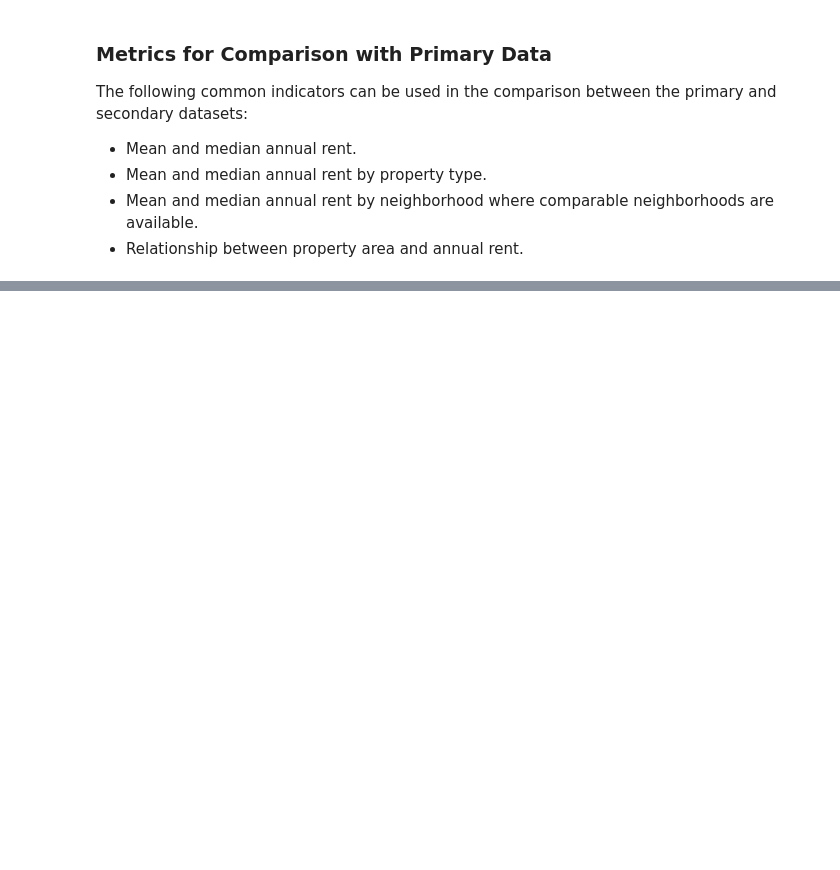
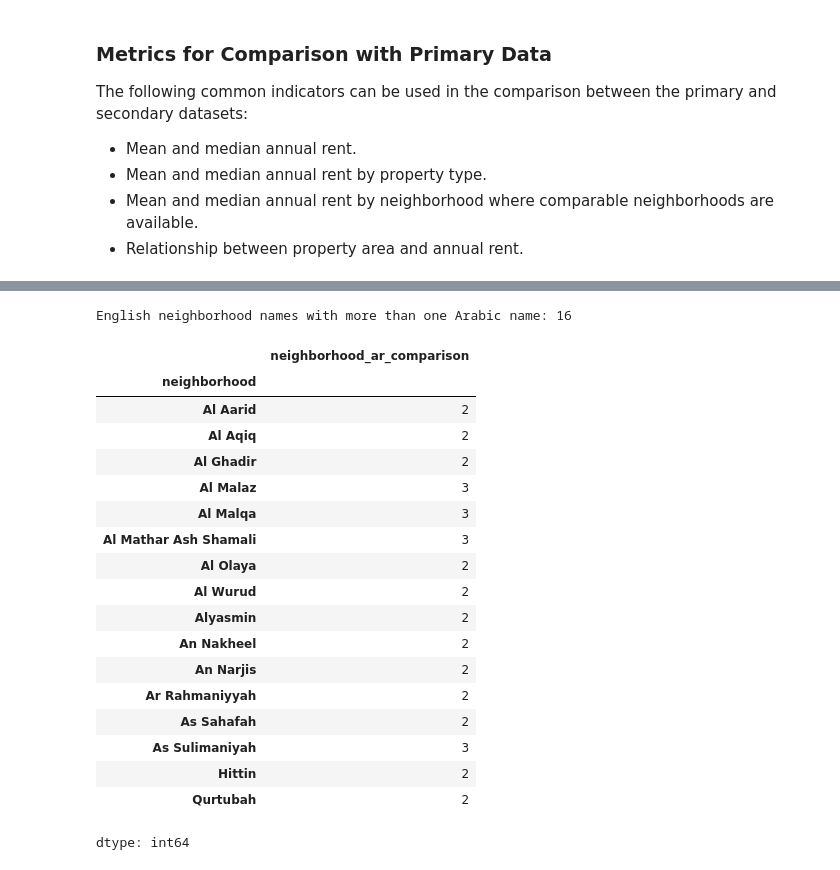
Before and after one commit to 1FATIMAH1/IT362, a Jupyter notebook: Phase2.ipynb, the cells around one changed output, grey strips where cells are left out. Drawn from its saved outputs; the diff is of its cells as text; code cells hidden in the pictures; blank space fills up the shorter version.

```diff
--- a/Phase2.ipynb
+++ b/Phase2.ipynb
@@ -1601,0 +2172,59 @@ These are hypotheses generated from exploratory analysis, not tested explanation
+# %%
+# Use the verified Arabic neighborhood for records where the two language fields differed.
+verified_neighborhood_names = {
+    'C0023': 'الضباط',
+    'C0089': 'النرجس',
+    'A0105': 'النرجس',
+    'A0188': 'العليا',
+    'A0072': 'العليا',
+    'A0039': 'أم الحمام الشرقي'
+}
+
+primary_comp['neighborhood_ar_comparison'] = primary_comp['neighborhood_ar'].copy()
+primary_comp['neighborhood_ar_comparison'] = (
+    primary_comp['property_id']
+    .map(verified_neighborhood_names)
+    .fillna(primary_comp['neighborhood_ar_comparison'])
+)
+
+# Check whether one English neighborhood still points to multiple Arabic names.
+english_arabic_pairs = (
+    primary_comp[['neighborhood', 'neighborhood_ar_comparison']]
+    .dropna()
+    .drop_duplicates()
+)
+arabic_names_per_english = (
+    english_arabic_pairs
+    .groupby('neighborhood')['neighborhood_ar_comparison']
+    .nunique()
+)
+conflicting_english_names = arabic_names_per_english[
+    arabic_names_per_english > 1
+]
+
+print(
+    "English neighborhood names with more than one Arabic name:",
+    len(conflicting_english_names)
+)
+display(conflicting_english_names)
+# %% [output]
+English neighborhood names with more than one Arabic name: 16
+|  | neighborhood_ar_comparison |
+| neighborhood |  |
+| Al Aarid | 2 |
+| Al Aqiq | 2 |
+| Al Ghadir | 2 |
+| Al Malaz | 3 |
+| Al Malqa | 3 |
+| Al Mathar Ash Shamali | 3 |
+| Al Olaya | 2 |
+| Al Wurud | 2 |
+| Alyasmin | 2 |
+| An Nakheel | 2 |
+| An Narjis | 2 |
+| Ar Rahmaniyyah | 2 |
+| As Sahafah | 2 |
+| As Sulimaniyah | 3 |
+| Hittin | 2 |
+| Qurtubah | 2 |
+dtype: int64
```
Also changed, not shown: parts of 103 cells of this notebook.
